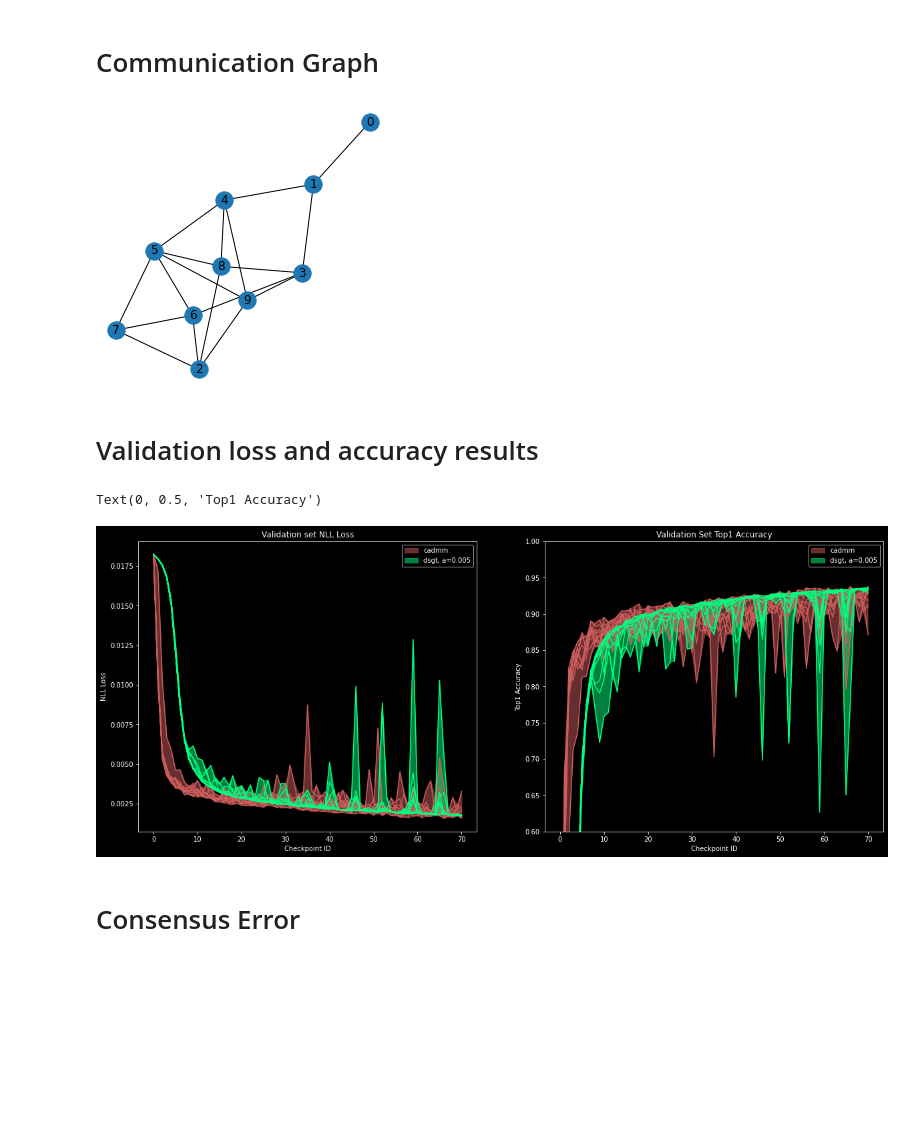
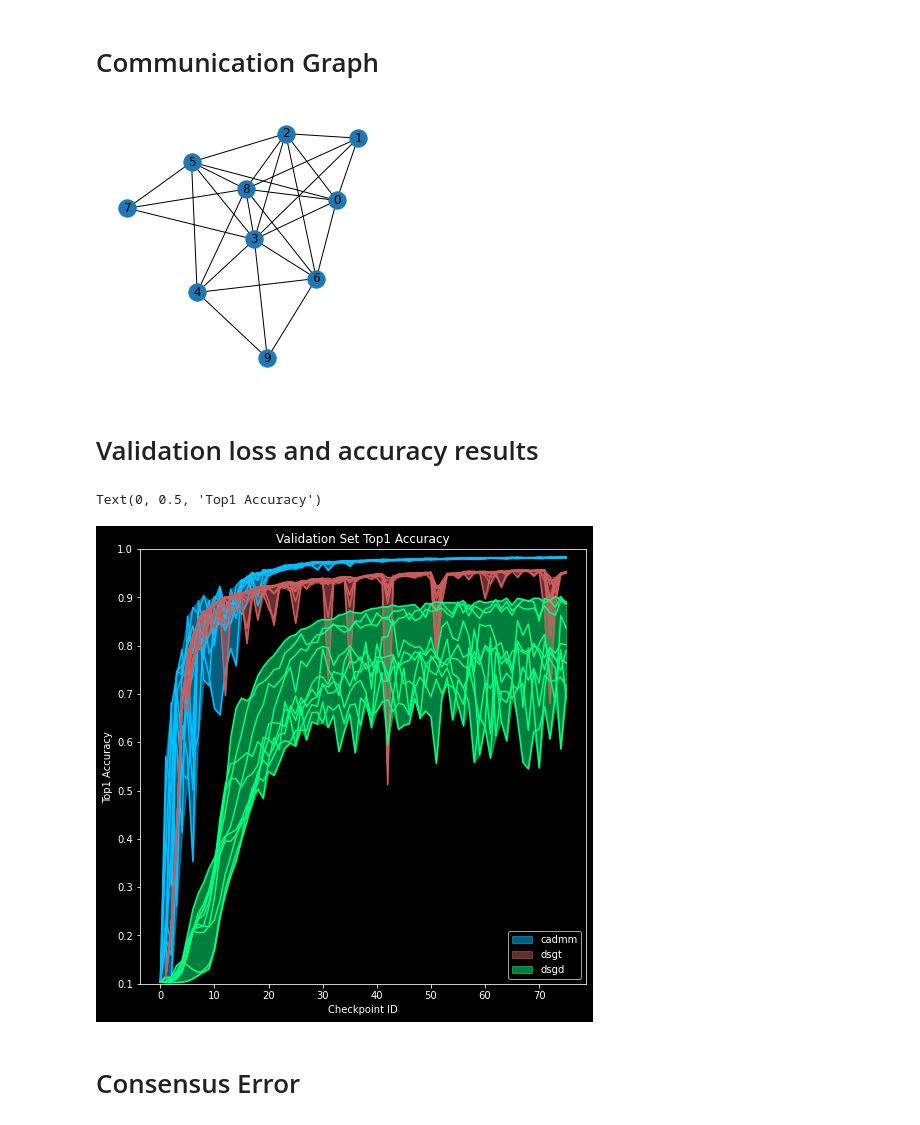
Before and after one commit to javieryu/nn_distributed_training, a Jupyter notebook: visualization/mnist_cadmm.ipynb, the cells around one changed output. Drawn from its saved outputs; the diff is of its cells as text; code cells hidden in the pictures; blank space fills up the shorter version.

```diff
--- a/visualization/mnist_cadmm.ipynb
+++ b/visualization/mnist_cadmm.ipynb
@@ -10,10 +10,11 @@ plt.style.use("dark_background")
 #results_dir = "../experiments/outputs/2021-07-26_07-14_dist_mnsit_postfix_rho"
 #results_dir = "../experiments/outputs/2021-07-26_10-47_dist_mnist_cadmm_scaled_v_const"
 results_dir = "../results/2021-08-21_07-33_dist_mnist_dsgt_vs_cadmm"
+results_dir = "../results/2021-09-02_16-21_dist_mnist_v3"
 
-results_a = torch.load(os.path.join(results_dir, "cadmm_i5_results.pt"), map_location=torch.device("cpu"))
-results_b = torch.load(os.path.join(results_dir, "cadmm_r5_results.pt"), map_location=torch.device("cpu"))
-results_c = torch.load(os.path.join(results_dir, "dsgt_005_results.pt"), map_location=torch.device("cpu"))
+results_a = torch.load(os.path.join(results_dir, "cadmm_results.pt"), map_location=torch.device("cpu"))
+results_b = torch.load(os.path.join(results_dir, "dsgt_results.pt"), map_location=torch.device("cpu"))
+results_c = torch.load(os.path.join(results_dir, "dsgd_results.pt"), map_location=torch.device("cpu"))
 # %% [markdown]
 # Communication Graph
 # %%
@@ -22,46 +23,47 @@ G = nx.read_gpickle(os.path.join(results_dir, "graph.gpickle"))
 (fig, ax) = plt.subplots(figsize=(5, 5))
 nx.draw_kamada_kawai(G, with_labels=True)
 # %% [output]
-[figure, old version]
+[figure, new version]
 # %% [markdown]
 # Validation loss and accuracy results
 # %%
 vla = torch.stack(results_a["validation_loss"])
 vlb = torch.stack(results_b["validation_loss"])
 vlc = torch.stack(results_c["validation_loss"])
 
 aca = torch.stack(results_a["top1_accuracy"])
 acb = torch.stack(results_b["top1_accuracy"])
 acc = torch.stack(results_c["top1_accuracy"])
 
-(fig, (ax0, ax1)) = plt.subplots(ncols=2, figsize=(20, 8))
+#(fig, (ax0, ax1)) = plt.subplots(ncols=2, figsize=(20, 8))
+(fig, ax1) = plt.subplots(figsize=(8, 8))
 
 #ax0.plot(vla, c="deepskyblue")
 #ax0.fill_between(np.arange(vla.shape[0]), torch.amax(vla, dim=1), torch.amin(vla, dim=1), color="deepskyblue", alpha=0.5, label="cadmm")
-ax0.plot(vlb, c="indianred")
-ax0.fill_between(np.arange(vlb.shape[0]), torch.amax(vlb, dim=1), torch.amin(vlb, dim=1), color="indianred", alpha=0.5, label="cadmm")
-ax0.plot(vlc, c="springgreen")
-ax0.fill_between(np.arange(vlc.shape[0]), torch.amax(vlc, dim=1), torch.amin(vlc, dim=1), color="springgreen", alpha=0.5, label="dsgt, a=0.005")
-#ax0.set_ylim((0.0, torch.amax(torch.amax(vl_r1))))
-ax0.legend()
-ax0.set_title("Validation set NLL Loss")
-ax0.set_xlabel("Checkpoint ID")
-ax0.set_ylabel("NLL Loss")
+#ax0.plot(vlb, c="indianred")
+#ax0.fill_between(np.arange(vlb.shape[0]), torch.amax(vlb, dim=1), torch.amin(vlb, dim=1), color="indianred", alpha=0.5, label="dsgt")
+#ax0.plot(vlc, c="springgreen")
+#ax0.fill_between(np.arange(vlc.shape[0]), torch.amax(vlc, dim=1), torch.amin(vlc, dim=1), color="springgreen", alpha=0.5, label="dsgd")
+##ax0.set_ylim((0.0, torch.amax(torch.amax(vl_r1))))
+#ax0.legend()
+#ax0.set_title("Validation set NLL Loss")
+#ax0.set_xlabel("Checkpoint ID")
+#ax0.set_ylabel("NLL Loss")
 
-#ax1.plot(aca, c="deepskyblue")
-#ax1.fill_between(np.arange(aca.shape[0]), torch.amax(aca, dim=1), torch.amin(aca, dim=1), color="deepskyblue", alpha=0.5, label="cadmm")
+ax1.plot(aca, c="deepskyblue")
+ax1.fill_between(np.arange(aca.shape[0]), torch.amax(aca, dim=1), torch.amin(aca, dim=1), color="deepskyblue", alpha=0.5, label="cadmm")
 ax1.plot(acb, c="indianred")
-ax1.fill_between(np.arange(acb.shape[0]), torch.amax(acb, dim=1), torch.amin(acb, dim=1), color="indianred", alpha=0.5, label="cadmm")
+ax1.fill_between(np.arange(acb.shape[0]), torch.amax(acb, dim=1), torch.amin(acb, dim=1), color="indianred", alpha=0.5, label="dsgt")
 ax1.plot(acc, c="springgreen")
-ax1.fill_between(np.arange(acc.shape[0]), torch.amax(acc, dim=1), torch.amin(acc, dim=1), color="springgreen", alpha=0.5, label="dsgt, a=0.005")
-ax1.set_ylim((0.6, 1.0))
+ax1.fill_between(np.arange(acc.shape[0]), torch.amax(acc, dim=1), torch.amin(acc, dim=1), color="springgreen", alpha=0.5, label="dsgd")
+ax1.set_ylim((0.1, 1.0))
 ax1.legend()
 ax1.set_title("Validation Set Top1 Accuracy")
 ax1.set_xlabel("Checkpoint ID")
 ax1.set_ylabel("Top1 Accuracy")
 # %% [output]
 Text(0, 0.5, 'Top1 Accuracy')
-[figure, old version]
+[figure, new version]
 # %% [markdown]
 # Consensus Error
 # %%
```
Also changed, not shown: 8 other files.
